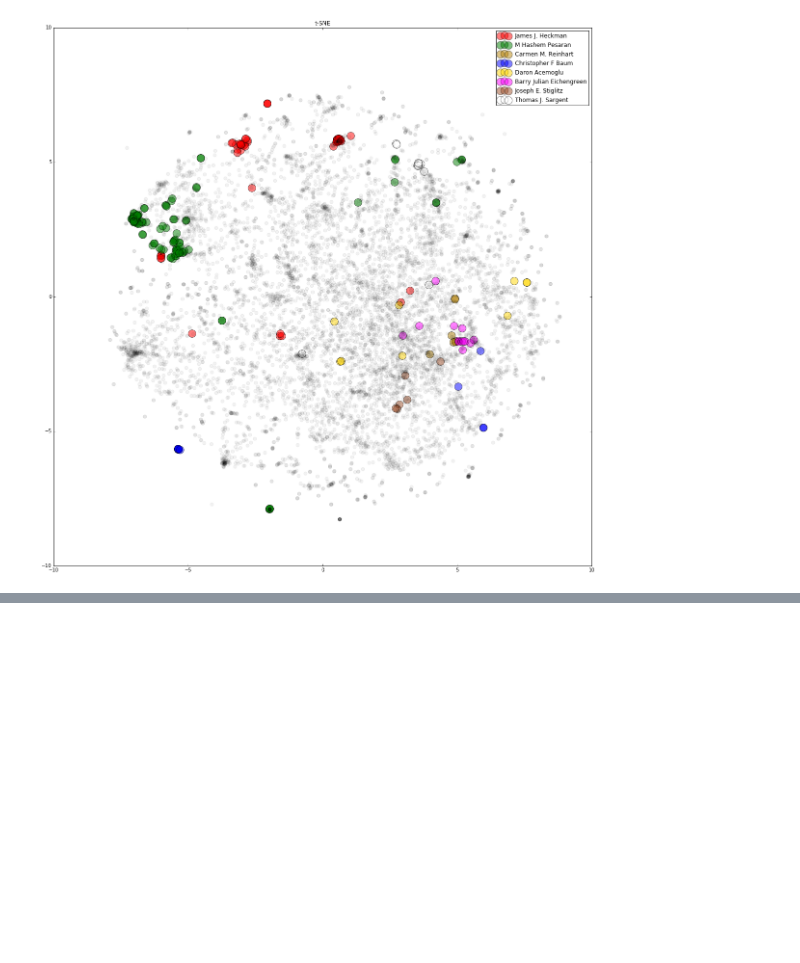
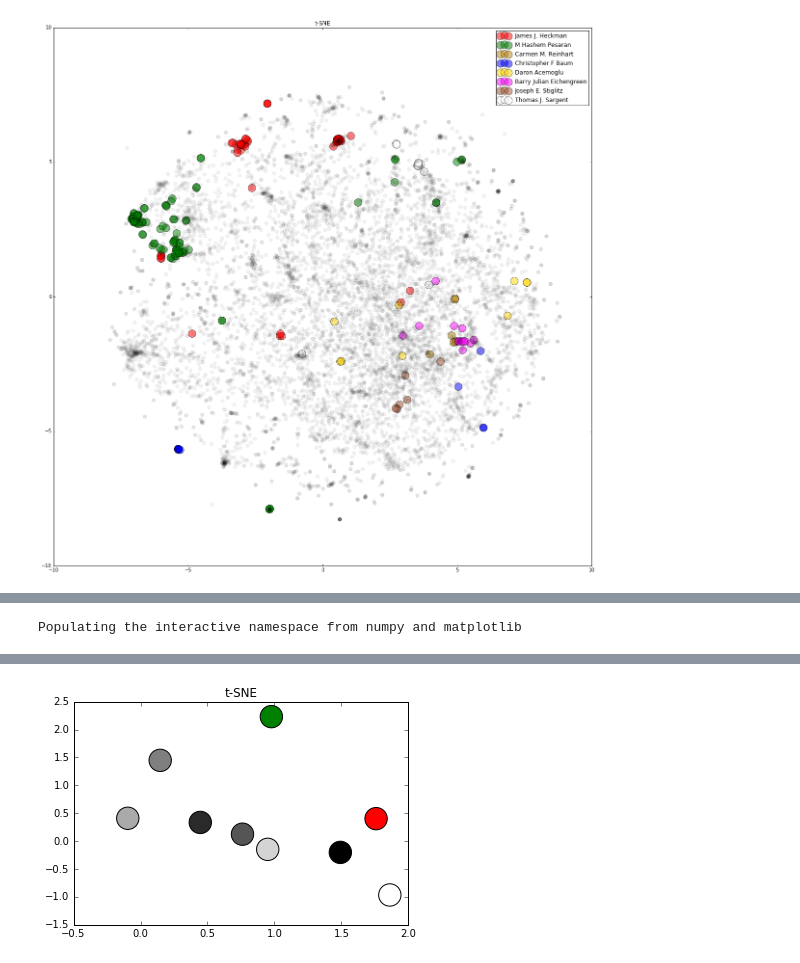
Before and after one commit to n-witt/econstorModelling, a Jupyter notebook: ThePaperYouShouldWrite.ipynb, the cells around one changed output, grey strips where cells are left out. Saved outputs shown, nothing was run; the diff lists cells and outputs as text; code cells hidden in the pictures; blank space fills up the shorter version.

```diff
--- a/ThePaperYouShouldWrite.ipynb
+++ b/ThePaperYouShouldWrite.ipynb
@@ -478,0 +540,14 @@ WARNING: pylab import has clobbered these variables: ['randint']
+# %%
+# far distance docs
+X, A = np.unravel_index(distances.argmax(), distances.shape)
+
+# nearby docs
+nbrs = NearestNeighbors(n_neighbors=2)
+nbrs.fit(list(randDocs))
+_, indices = nbrs.kneighbors(randDocs[X].reshape(1,-1))
+Y = indices[0][1]
+
+
+X = (randRange[X], docvecs.index_to_doctag(randRange[X]))
+Y = (randRange[Y], docvecs.index_to_doctag(randRange[Y]))
+A = (randRange[A], docvecs.index_to_doctag(randRange[A]))
@@ -478,0 +642,32 @@ WARNING: pylab import has clobbered these variables: ['randint']
+# %%
+%pylab inline
+import matplotlib.pyplot as plt
+
+def getColorRange(d=4):
+    '''
+    return d colors between black and white
+    '''
+    return ['#000000'] + ['#' + hex(int(floor(i*255./d))).split('x')[1] * 3 for i in range(1, d+1)]
+
+X = docvecs['VfS_2010_pid_1003.pdf']
+A = docvecs['02027.pdf']
+
+diff = []
+diff.append(A - X)
+diff.append(diff[-1] - model['jobcareer'])
+diff.append(diff[-1] - model['thatcarbon'])
+diff.append(diff[-1] + model['empire'])
+diff.append(diff[-1] + model['goldsmithpinkhamand'])
+diff.append(diff[-1] - model['countryimmigrant'])
+diff.append(diff[-1] + model['interestsi'])
+
+grok = tsne([X,A,*diff])
+grok = grok * 10000
+docColors = ['red', 'green'] + list(reversed(getColorRange(len(diff)-1)))
+
+plt.scatter(grok[:, 0], grok[:, 1], s=500, c=docColors, alpha=1, cmap=plt.cm.Spectral)
+plt.title("t-SNE")
+
+plt.show()
+# %% [output]
+Populating the interactive namespace from numpy and matplotlib
@@ -478,0 +676 @@ WARNING: pylab import has clobbered these variables: ['randint']
+[figure, added]
```
Also changed, not shown: parts of 22 cells of this notebook, 3 other files.
